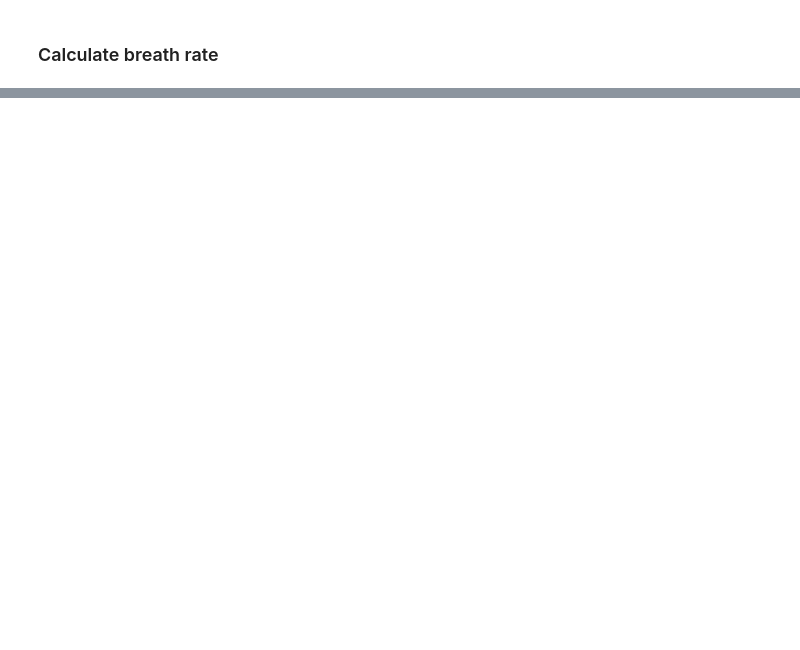
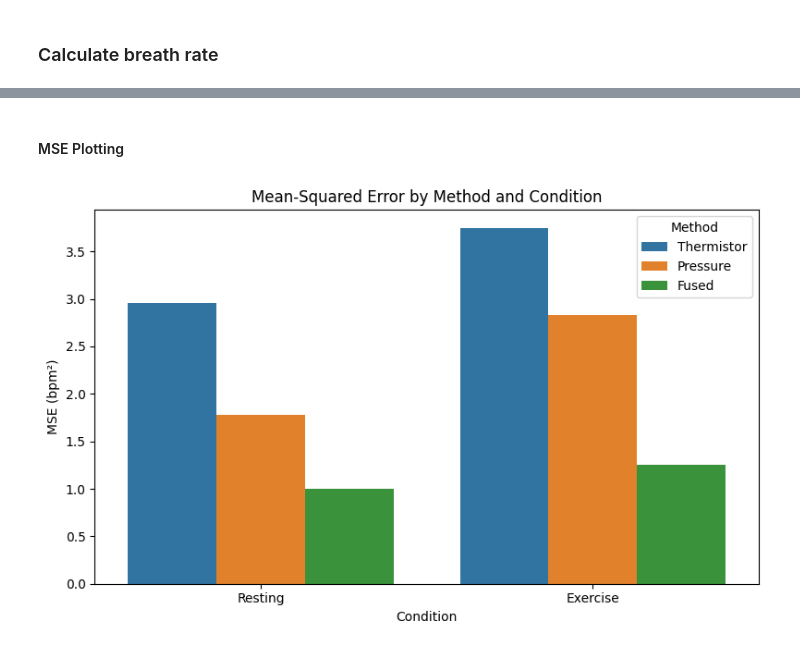
Before and after one commit to amor0094/TRC3500-2025-GroupC1, a Jupyter notebook: Project-3/python_proj3.ipynb, the cells around one changed output, grey strips where cells are left out. Cells and saved outputs as stored; diff of their text form; code cells hidden in the pictures; blank space fills up the shorter version.

```diff
--- a/Project-3/python_proj3.ipynb
+++ b/Project-3/python_proj3.ipynb
@@ -189,0 +215,15 @@ Text(0.5, 1.0, 'Combined Sensor ADC values after DSP')
+# %% [markdown]
+#### MSE Plotting
+# %%
+# Load CSVs
+mse_df = pd.read_csv("fake_mse_data.csv")
+
+# Plot MSE Bar Chart
+plt.figure(figsize=(8, 5))
+sns.barplot(data=mse_df, x="Condition", y="MSE", hue="Method")
+plt.title("Mean-Squared Error by Method and Condition")
+plt.ylabel("MSE (bpm²)")
+plt.tight_layout()
+plt.show()
+# %% [output]
+[figure, added]
```
Also changed, not shown: parts of 10 cells of this notebook, 4 other files.
